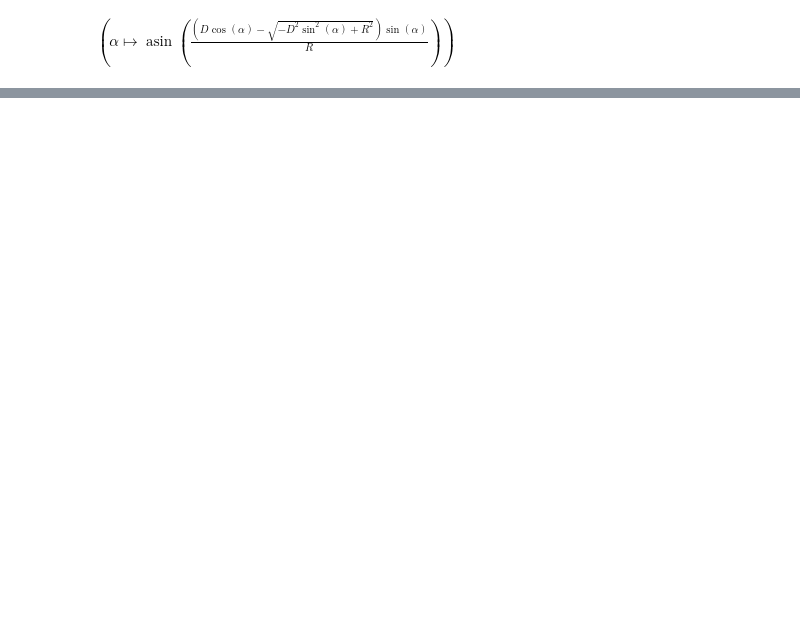
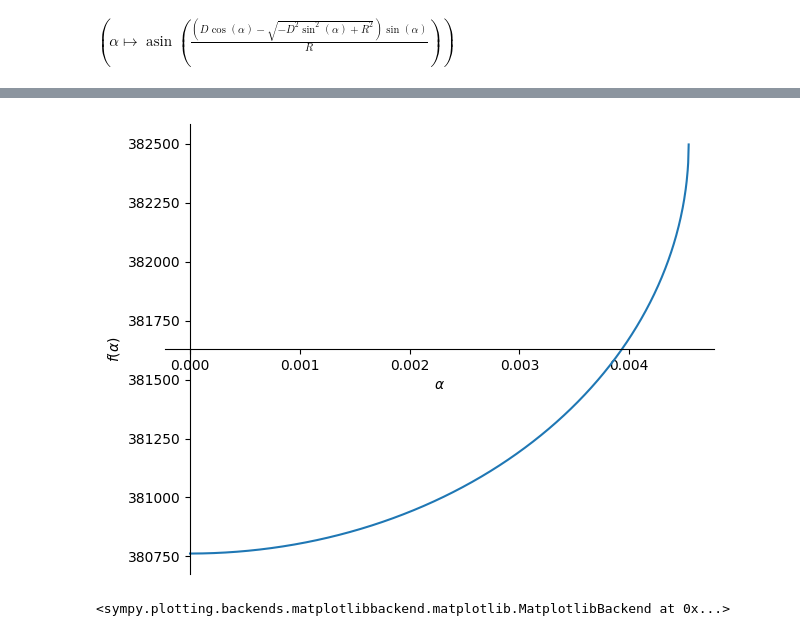
Before and after one commit to alvazi2/RelativisticIllumination, a Jupyter notebook: MoonSweep.ipynb, the cells around one changed output, grey strips where cells are left out. Drawn from its saved outputs; the diff is of its cells as text; code cells hidden in the pictures; blank space fills up the shorter version.

```diff
--- a/MoonSweep.ipynb
+++ b/MoonSweep.ipynb
@@ -69,0 +93,9 @@ $\displaystyle \left( \alpha \mapsto \operatorname{asin}{\left(\frac{\left(D \co
+# %%
+#
+pathLengthMoon = pathLength.subs([(D, distanceEarthMoon), (R, moonRadius)])
+pathLengthMoon
+
+plot(pathLengthMoon(alpha), (alpha, alpha_maxMoon, 0))
+# %% [output]
+[figure, added]
+<sympy.plotting.backends.matplotlibbackend.matplotlib.MatplotlibBackend at 0x...>
```
Also changed, not shown: parts of 8 cells of this notebook.
